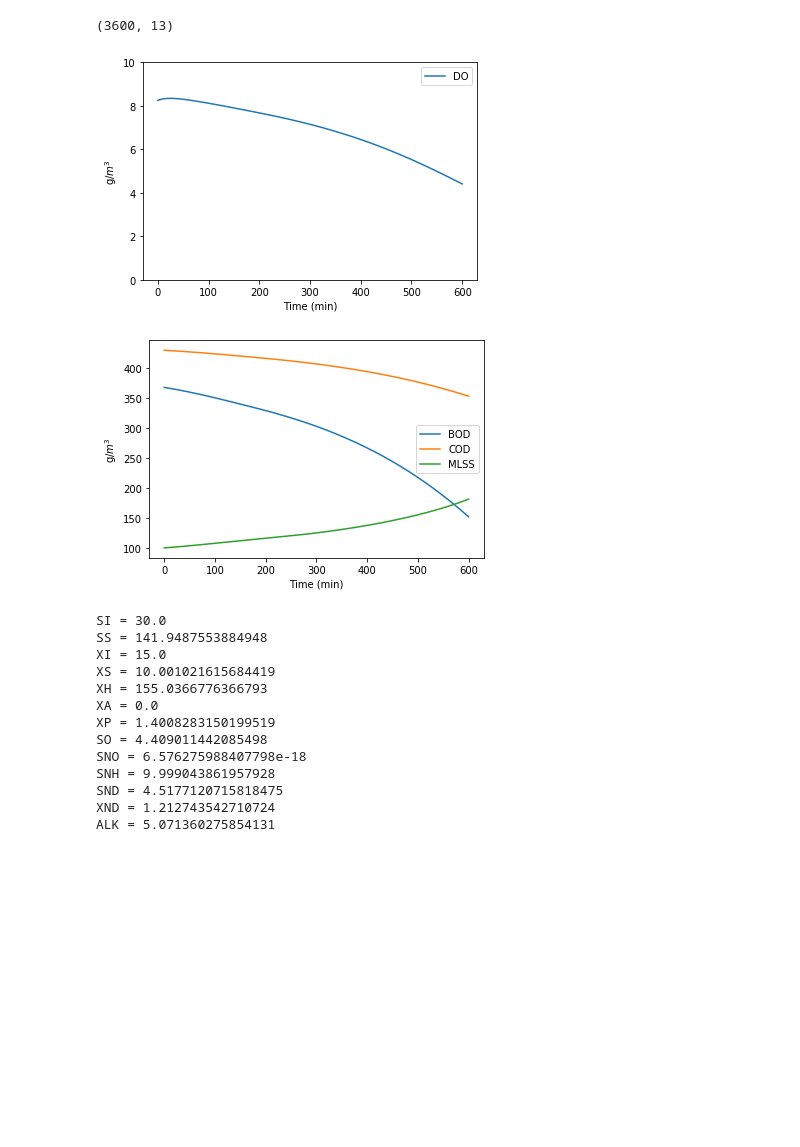
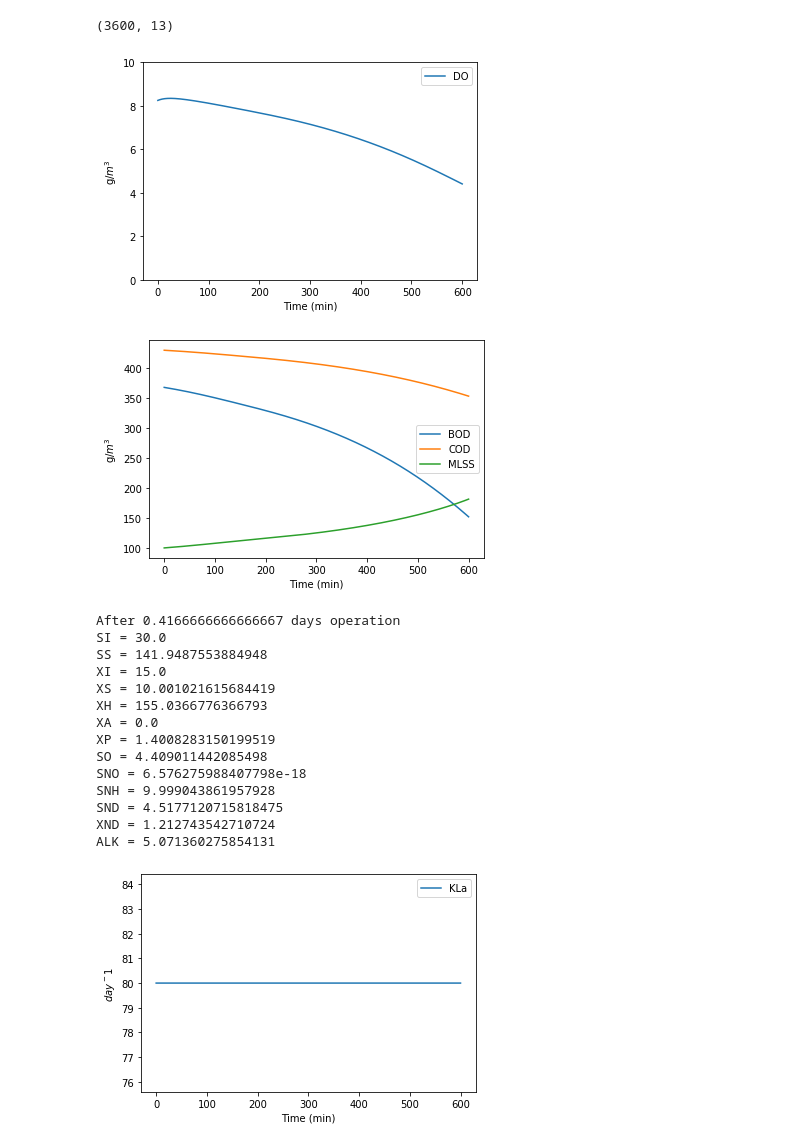
Before and after one commit to RuiCai017/WWTP-calculator, a Jupyter notebook: ASM1 for batch experiment, constant aeration.ipynb, the cells around one changed output. Cells and saved outputs as stored; diff of their text form; code cells hidden in the pictures; blank space fills up the shorter version.

Commit message:
Add files via upload
Added KLa values curve

```diff
--- a/ASM1 for batch experiment, constant aeration.ipynb
+++ b/ASM1 for batch experiment, constant aeration.ipynb
@@ -48,6 +48,7 @@ Temp=20
 CS=9
 #the unit of KLa is day-1
 KLa=80
+KLaarray=[KLa]
 # %% [markdown]
 4. Kinetic parameters
 
@@ -151,6 +152,7 @@ while i<n-1:
                      ka*conc[i,10]*conc[i,4],
                      kh*conc[i,3]/conc[i,4]/(KX+conc[i,3]/conc[i,4])*(conc[i,7]/(KHO+conc[i,7])+ηh*KHO/(KHO+conc[i,7])*conc[i,8]/(KNO+conc[i,8]))*conc[i,4],
                      P8])
+    KLaarray=np.append(KLaarray,KLa)
     delaero=[0,0,0,0,0,0,0,delt*KLa*(CS-conc[i,7]),0,0,0,0,0]
     delreac=delt*np.dot(processrate,kinectmatrix)
     delconc=np.sum([delaero,delreac],axis=0)
@@ -180,30 +182,38 @@ plt.show()
 print('After',T,'days operation')
 print('SI =',conc[-1][0])
 print('SS =',conc[-1][1])
 print('XI =',conc[-1][2])
 print('XS =',conc[-1][3])
 print('XH =',conc[-1][4])
 print('XA =',conc[-1][5])
 print('XP =',conc[-1][6])
 print('SO =',conc[-1][7])
 print('SNO =',conc[-1][8])
 print('SNH =',conc[-1][9])
 print('SND =',conc[-1][10])
 print('XND =',conc[-1][11])
 print('ALK =',conc[-1][12])
+plt.figure(3)
+line1 = plt.plot(24*60*timerange,KLaarray, '-', label='KLa')
+plt.legend()
+plt.ylabel('$day^-1$')
+plt.xlabel('Time (min)')
+plt.show()
 # %% [output]
 [figure]
 [figure]
+After 0.4166666666666667 days operation
 SI = 30.0
 SS = 141.9487553884948
 XI = 15.0
 XS = 10.001021615684419
 XH = 155.0366776366793
 XA = 0.0
 XP = 1.4008283150199519
 SO = 4.409011442085498
 SNO = 6.576275988407798e-18
 SNH = 9.999043861957928
 SND = 4.5177120715818475
 XND = 1.212743542710724
 ALK = 5.071360275854131
+[figure, added]
```
Also changed, not shown: 1 other file.
